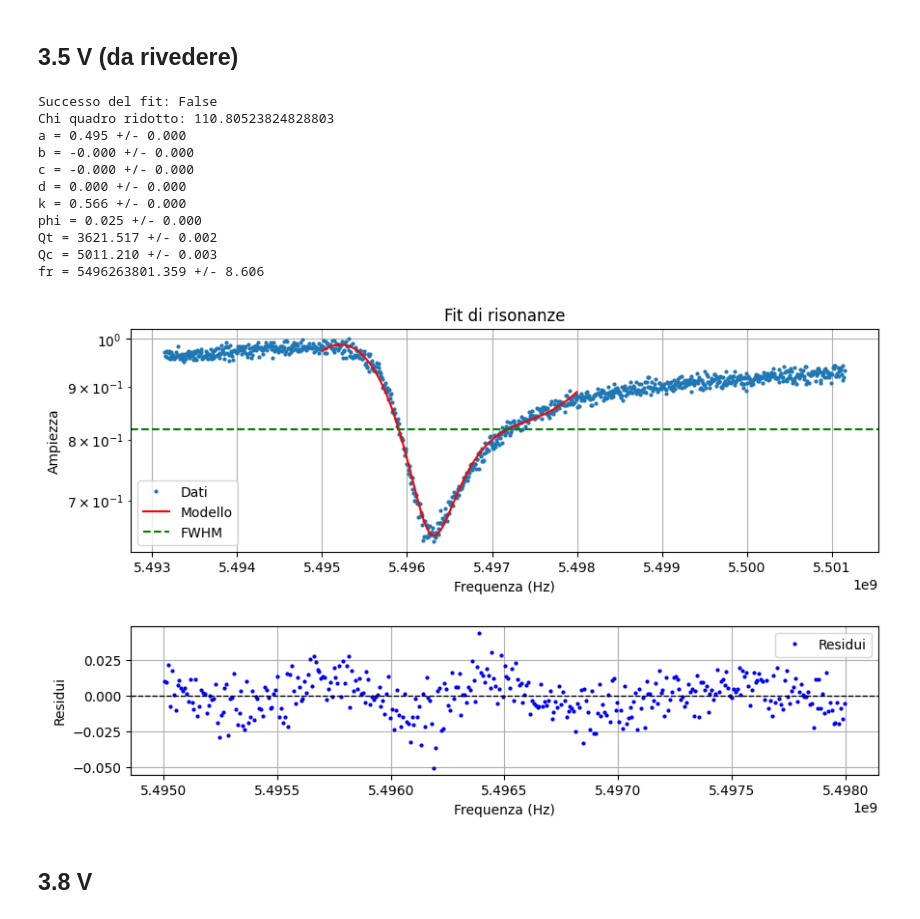
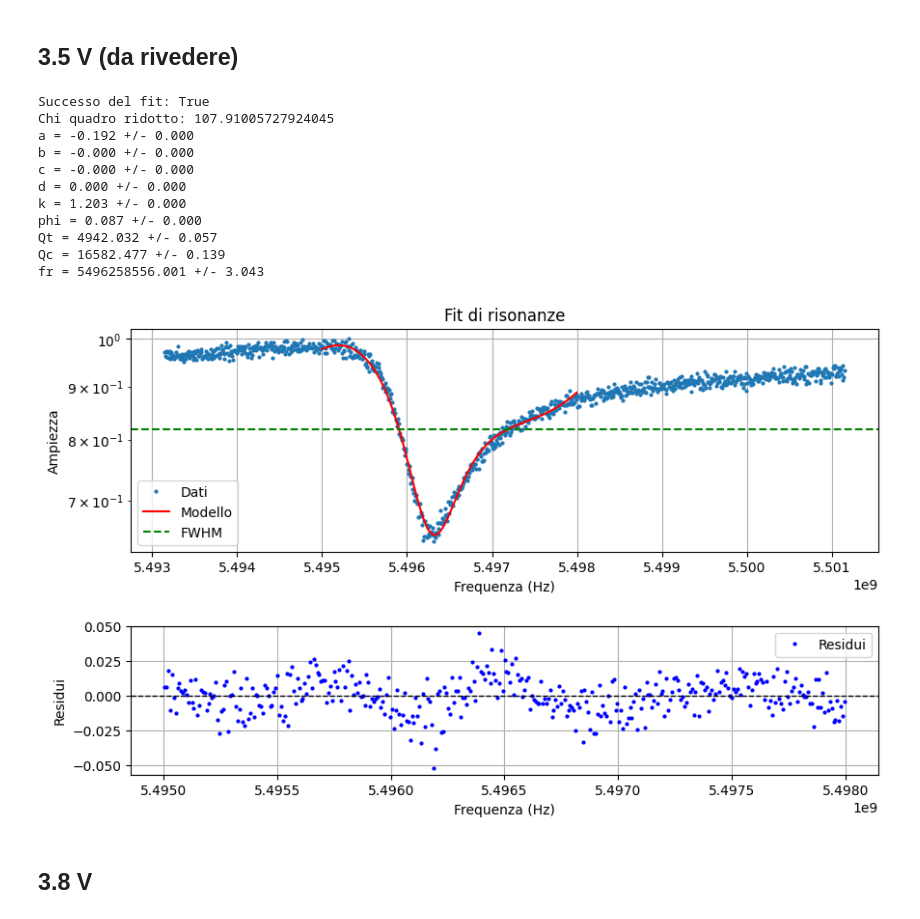
Before and after one commit to biqute/QTLab2425, a Jupyter notebook: 2Dqubit/presa_dati/Fit_1.4K/fit_1.4K.ipynb, the cells around one changed output. Drawn from its saved outputs; the diff is of its cells as text; code cells hidden in the pictures.

```diff
--- a/2Dqubit/presa_dati/Fit_1.4K/fit_1.4K.ipynb
+++ b/2Dqubit/presa_dati/Fit_1.4K/fit_1.4K.ipynb
@@ -823,15 +610,6 @@ fr = 5592124937.169 +/- 12.796
 ## 3.25
 # %%
 #----------------------- V = 3.25 -------------------------------------------
-fr_list = []
-Qc_list = []
-Qt_list = []
-a_list = []
-b_list = []
-c_list = []
-d_list = []
-k_list = []
-phi_list = []
 
 initial_params = {
     'a': 1,
@@ -860,10 +638,6 @@ phi_list.append(phi)
 
 f_r = np.array(fr_list)
 y=(f_r-f_r[0])/ f_r[0]  # Calcola la variazione percentuale della frequenza di risonanza rispetto al primo valore
-V = np.array(V)
-
-
-x = V / 1.997
 # %% [output]
 Successo del fit: False
 Chi quadro ridotto: 85.12542424209293
@@ -881,60 +655,48 @@ fr = 5547297986.684 +/- 11.233
 ## 3.5 V (da rivedere)
 # %%
 #----------------------- V = 3.5 -------------------------------------------
-fr_list = []
-Qc_list = []
-Qt_list = []
-a_list = []
-b_list = []
-c_list = []
-d_list = []
-k_list = []
-phi_list = []
+
 
 initial_params = {
     'a': 1,
     'b': 10e-9,
     'c': 10e-18,
     'd': 10e-27,
-    'k': 10,           # aumentato
-    'phi': 0.8,       # lasciato vicino a valore attuale
-    'Qt': 15000,       # leggermente ridotto
-    'Qc': 35000,      # sensibilmente ridotto
-    'fr': 5.8059e9    # centrato visivamente sul minimo
+    'k': 2,           # aumentato
+    'phi': 0.5,       # lasciato vicino a valore attuale
+    'Qt': 17000,       # leggermente ridotto
+    'Qc': 30000,      # sensibilmente ridotto
+    'fr': 5.49e9    # centrato visivamente sul minimo
 }
 
 file_path = f"Cavity_resonances_1.4K/Resonance3/res3-50dBm_3.5V.txt"
 fr, qc, qt, a, b, c, d, k, phi = resonance_fit.fit_cut(file_path, None, None, 5.495e9, 5.498e9, initial_params=initial_params)
 
 fr_list.append(fr)
 Qc_list.append(qc)
 Qt_list.append(qt)
 a_list.append(a)
 b_list.append(b)
 c_list.append(c)
 d_list.append(d)
 k_list.append(k)
 phi_list.append(phi)
 
 f_r = np.array(fr_list)
 y=(f_r-f_r[0])/ f_r[0]  # Calcola la variazione percentuale della frequenza di risonanza rispetto al primo valore
-V = np.array(V)
-
-
-x = V / 1.997
 # %% [output]
-Successo del fit: False
-Chi quadro ridotto: 110.80523824828803
-a = 0.495 +/- 0.000
+Successo del fit: True
+Chi quadro ridotto: 107.91005727924045
+a = -0.192 +/- 0.000
 b = -0.000 +/- 0.000
 c = -0.000 +/- 0.000
 d = 0.000 +/- 0.000
-k = 0.566 +/- 0.000
-phi = 0.025 +/- 0.000
-Qt = 3621.517 +/- 0.002
-Qc = 5011.210 +/- 0.003
-fr = 5496263801.359 +/- 8.606
+k = 1.203 +/- 0.000
+phi = 0.087 +/- 0.000
+Qt = 4942.032 +/- 0.057
+Qc = 16582.477 +/- 0.139
+fr = 5496258556.001 +/- 3.043
-[figure, old version]
+[figure, new version]
 # %% [markdown]
 ## 3.8 V
 # %%
```
Also changed, not shown: parts of 39 cells of this notebook, 3 other files.
